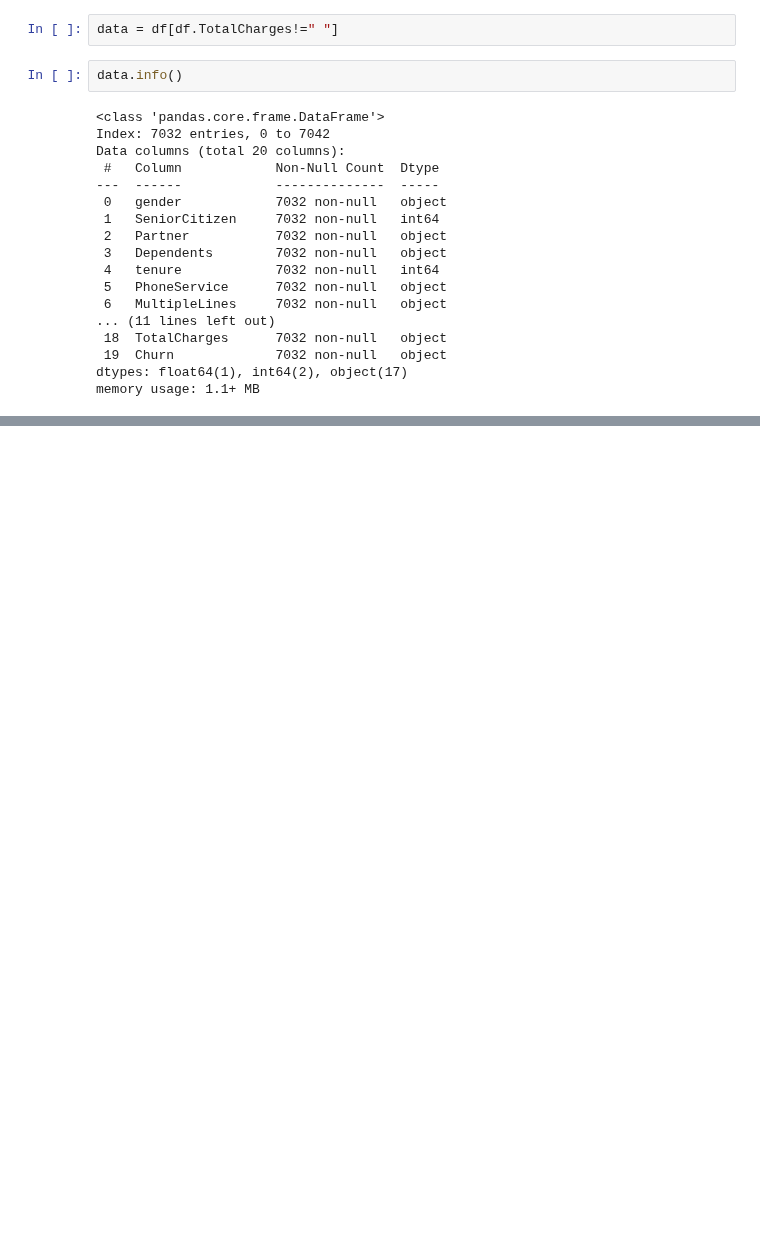
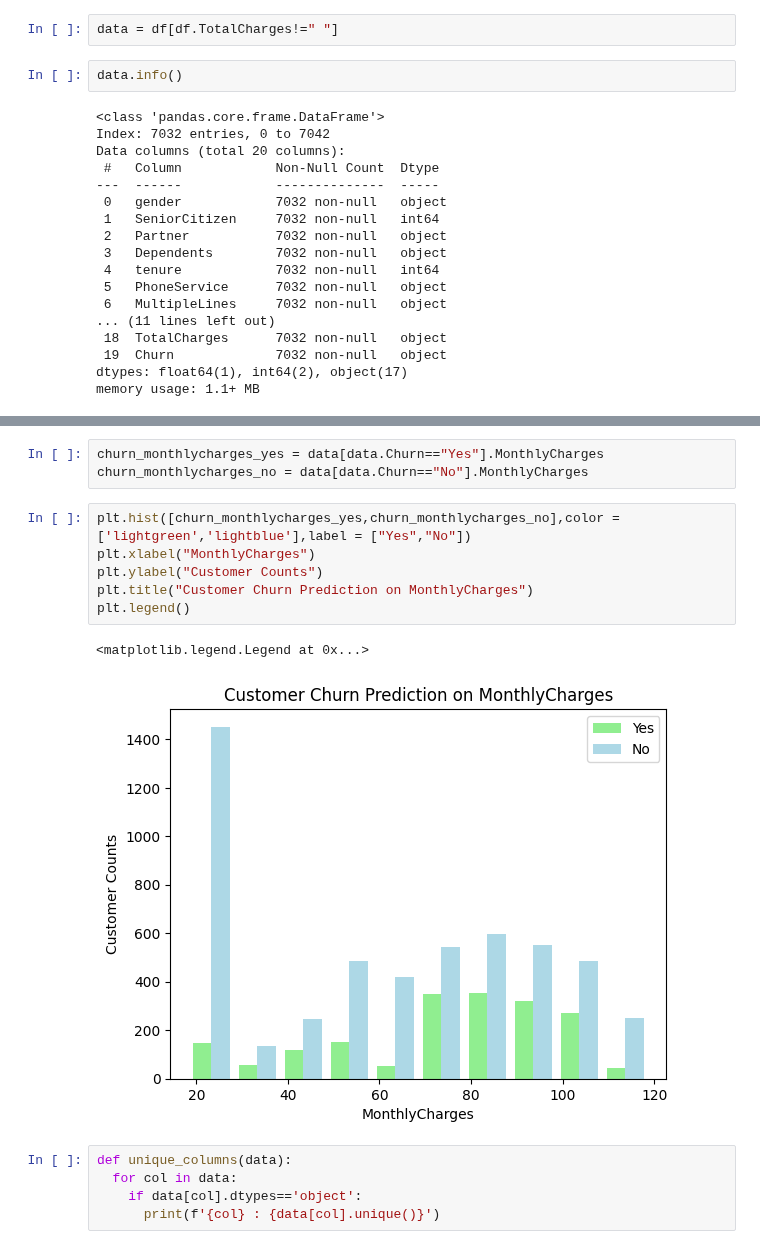
Before and after one commit to UTSAVMONDAL31/Telco-Customer-Churn, a Jupyter notebook: Churn.ipynb, the cells around one changed output, grey strips where cells are left out. Saved outputs shown, nothing was run; the diff lists cells and outputs as text; blank space fills up the shorter version.

```diff
--- a/Churn.ipynb
+++ b/Churn.ipynb
@@ -92,0 +118,17 @@ memory usage: 1.1+ MB
+# %%
+churn_monthlycharges_yes = data[data.Churn=="Yes"].MonthlyCharges
+churn_monthlycharges_no = data[data.Churn=="No"].MonthlyCharges
+# %%
+plt.hist([churn_monthlycharges_yes,churn_monthlycharges_no],color = ['lightgreen','lightblue'],label = ["Yes","No"])
+plt.xlabel("MonthlyCharges")
+plt.ylabel("Customer Counts")
+plt.title("Customer Churn Prediction on MonthlyCharges")
+plt.legend()
+# %% [output]
+<matplotlib.legend.Legend at 0x...>
+[figure, added]
+# %%
+def unique_columns(data):
+  for col in data:
+    if data[col].dtypes=='object':
+      print(f'{col} : {data[col].unique()}')
```
Also changed, not shown: parts of 16 cells of this notebook.
